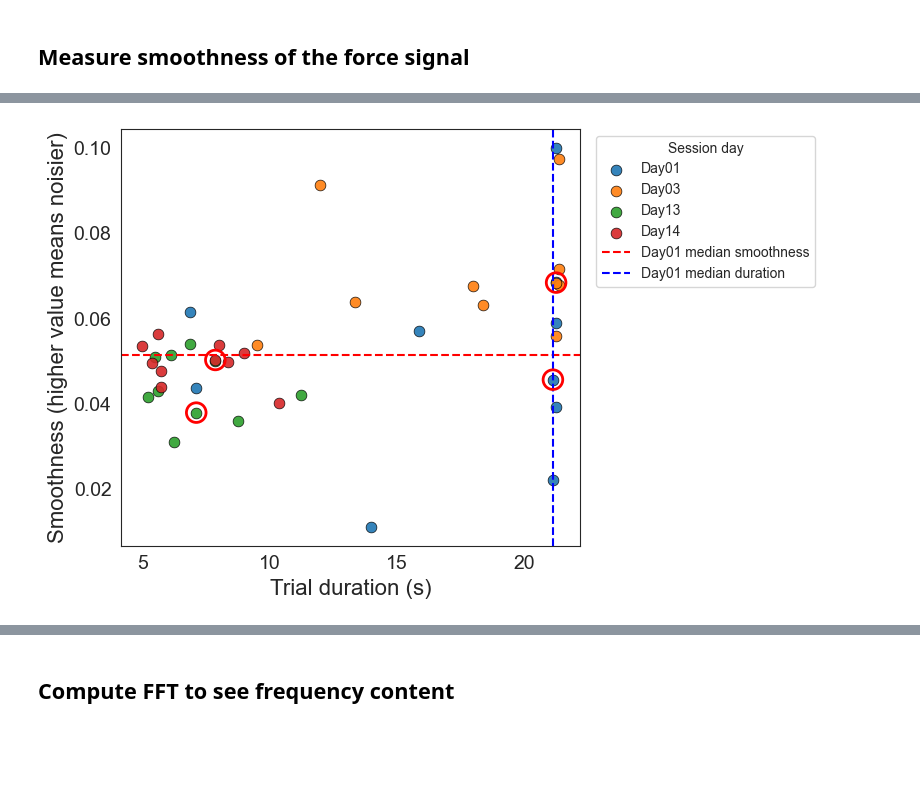
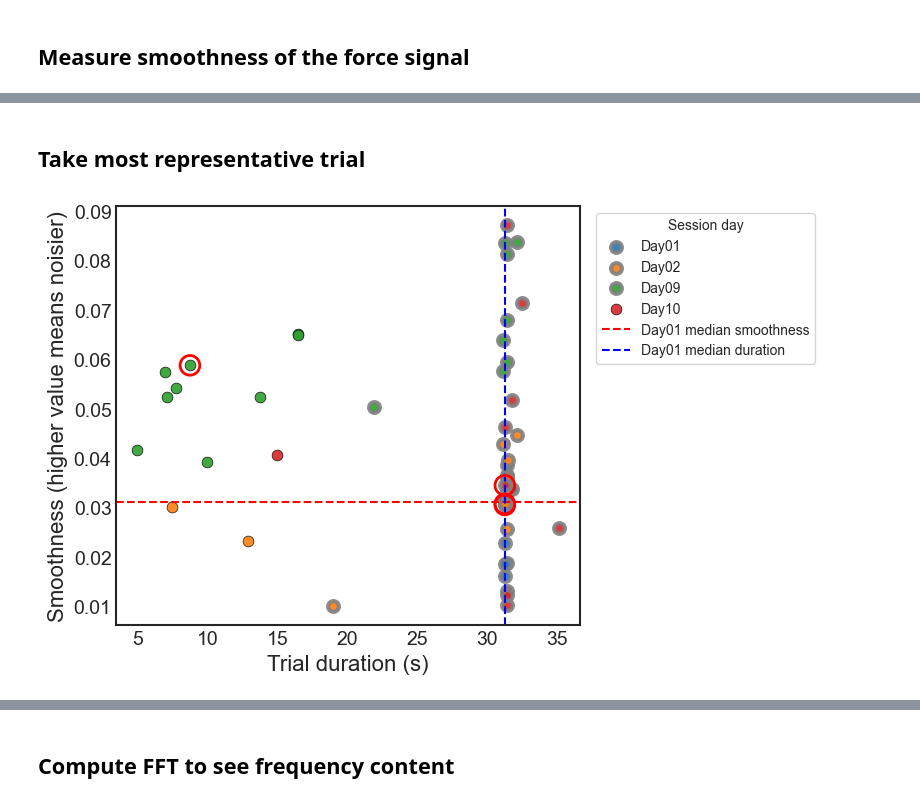
Before and after one commit to natmtc/flexible-motoneuron-control, a Jupyter notebook: Experimental_data_analysis_test.ipynb, the cells around one changed output, grey strips where cells are left out. Drawn from its saved outputs; the diff is of its cells as text; code cells hidden in the pictures; blank space fills up the shorter version.

```diff
--- a/Experimental_data_analysis_test.ipynb
+++ b/Experimental_data_analysis_test.ipynb
@@ -989,9 +801,9 @@ plt.show()
 # %% [markdown]
 ## Plot force trajectories for every day and every trial
 # %%
-from functions_experimental_data_Bräckleinexp.force_trajectories import *
-fsamp = 2048
-highlight_samples = int(3 * fsamp)  #in case one wants to highlight part of the trajectory
-fig = create_force_plots_by_day(directory_path='/Users/nmt121/Desktop/DATA/S1/',fsamp=1000,highlight_samples=1000,extract_day=extract_day,extract_trial=extract_trial)
+# from functions_experimental_data_Bräckleinexp.force_trajectories import *
+# fsamp = 2048
+# highlight_samples = int(3 * fsamp)  #in case one wants to highlight part of the trajectory
+# fig = create_force_plots_by_day(directory_path='/Users/nmt121/Desktop/DATA/S1/',fsamp=2048,highlight_samples=1000,extract_day=extract_day,extract_trial=extract_trial)
 # plt.show(fig)
-# # plt.savefig('/Users/nmt121/Desktop/RESULTS_ DATA EXP/S7force.pdf', dpi=300, bbox_inches='tight')
+# # # plt.savefig('/Users/nmt121/Desktop/RESULTS_ DATA EXP/S7force.pdf', dpi=300, bbox_inches='tight')
@@ -1211,3 +989,5 @@ compute_statistical_difference('/Users/nmt121/Desktop/DATA/S7/', 2048, extract_d
+# %% [markdown]
+## Take most representative trial
 # %%
 def extract_day(filename):
     m = re.search(r"(Day\d{2})", filename)
@@ -1228,11 +1008,8 @@ def load_force(file_path):
         x = np.array(data['Force'].tolist())[0].squeeze()
     return np.asarray(x, float)
 
-
-def duration_vs_smoothness_scatter_with_median(
-    directory_path, fsamp=2048, high_freq_threshold=5.0,
-    keep_first_last=True, annotate=True, save_path=None
-):
+def duration_vs_smoothness_scatter_with_median(directory_path, fsamp=2048, high_freq_threshold=5.0,
+    keep_first_last=True, annotate=True, save_path=None):
     # Collect files by day (ALL days)
     pkl_files = [f for f in os.listdir(directory_path) if f.endswith(".pkl")]
     files_by_day = {}
@@ -1259,6 +1036,7 @@ def duration_vs_smoothness_scatter_with_median(
                 x = load_force(fpath)
             except Exception:
                 continue
+
             trial_dur = len(x) / fsamp
             smoothness = compute_smoothness(x, fsamp, high_freq_threshold)
             records.append({
@@ -1293,44 +1071,64 @@ def duration_vs_smoothness_scatter_with_median(
     selected_plot = selected_all[selected_all["Day"].isin(days_to_plot)].copy()
 
     fig, ax = plt.subplots(figsize=(8,5))
-    for day, g in df_plot.groupby("Day"):
-        ax.scatter(g["TrialDur_s"], g["Smoothness"], s=60,
-                   edgecolor="black", linewidth=0.5, alpha=0.9, label=day)
+    colors = plt.rcParams['axes.prop_cycle'].by_key()['color']
+
+    for color_idx, (day, g) in enumerate(df_plot.groupby("Day")):
+        day_color = colors[color_idx % len(colors)]  # unique color per day
+        first = True
+        for _, row in g.iterrows():
+            if row["TrialDur_s"] > 17:
+                ax.scatter(
+                    row["TrialDur_s"], row["Smoothness"],
+                    s=60, facecolor=day_color,
+                    edgecolor="gray", linewidth=3,
+                    alpha=0.9,
+                    label=day if first else None
+                )
+            else:
+                ax.scatter(
+                    row["TrialDur_s"], row["Smoothness"],
+                    s=60, facecolor=day_color,
+                    edgecolor="black", linewidth=0.5,
+                    alpha=0.9,
+                    label=day if first else None
+                )
+            first = False
+
 
     # highlight chosen trials (red ring) for plotted days
     for _, r in selected_plot.iterrows():
-        ax.scatter(r["TrialDur_s"], r["Smoothness"], s=200, facecolors="none",
-                   edgecolors="red", linewidths=2.0, zorder=6)
+        ax.scatter(r["TrialDur_s"], r["Smoothness"], s=200, facecolors="none",edgecolors="red", linewidths=2.0, zorder=6)
 
     # Median lines for the FIRST plotted day
     first_day = sorted(days_to_plot)[0]
     median_smoothness_first = df_plot[df_plot["Day"] == first_day]["Smoothness"].median()
     median_dur_first = df_plot[df_plot["Day"] == first_day]["TrialDur_s"].median()
     ax.axhline(median_smoothness_first, ls="--", color="red", lw=1.5, label=f"{first_day} median smoothness")
     ax.axvline(median_dur_first, ls="--", color="blue", lw=1.5, label=f"{first_day} median duration")
 
     ax.set_xlabel("Trial duration (s)")
     ax.set_ylabel("Smoothness (higher value means noisier)")
     ax.legend(title="Session day", bbox_to_anchor=(1.02,1), loc="upper left")
     ax.tick_params(axis='both', which='minor', length=4, width=1, color='black')
 
     plt.tight_layout()
-    # if save_path:
-        # plt.savefig(save_path, dpi=300, bbox_inches="tight")
+    if save_path:
+        plt.savefig(save_path, dpi=300, bbox_inches="tight")
     plt.show()
 
     # Print ALL selected (not just the 4)
     print(selected_all)
     return df_all, selected_all
 
 
 
 # Example:
 df, selected = duration_vs_smoothness_scatter_with_median(
-    '/Users/nmt121/Desktop/DATA/S1/', fsamp=2048, high_freq_threshold=5.0,
+    '/Users/nmt121/Desktop/DATA/S7/', fsamp=2048, high_freq_threshold=5.0,
     keep_first_last=True, annotate=True,
-    save_path="/Users/nmt121/Desktop/Figures/dur_vs_smoothness_S1.pdf"
+    save_path="/Users/nmt121/Desktop/Figures/dur_vs_smoothness_S7.pdf"
 )
 # %% [output]
-[figure, old version]
+[figure, new version]
        Day  Trial                      File  TrialDur_s  Smoothness
```
Also changed, not shown: parts of 29 cells of this notebook, 5 other files.
